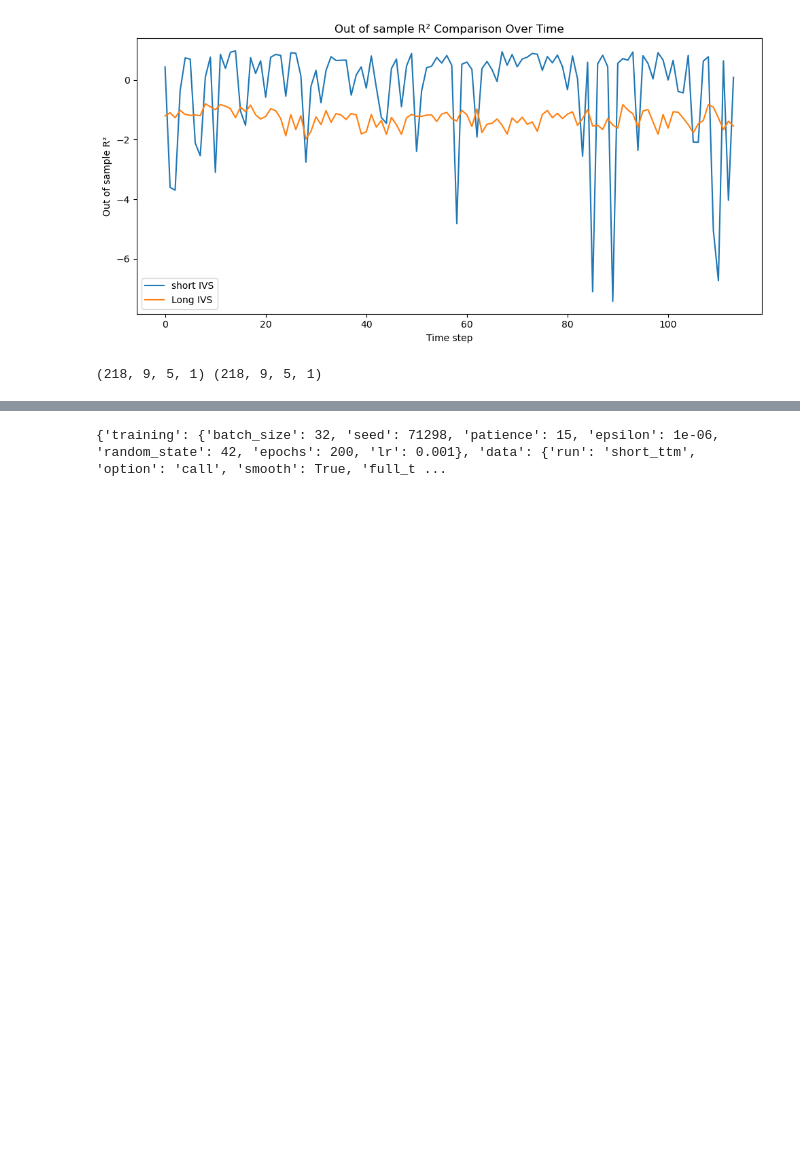
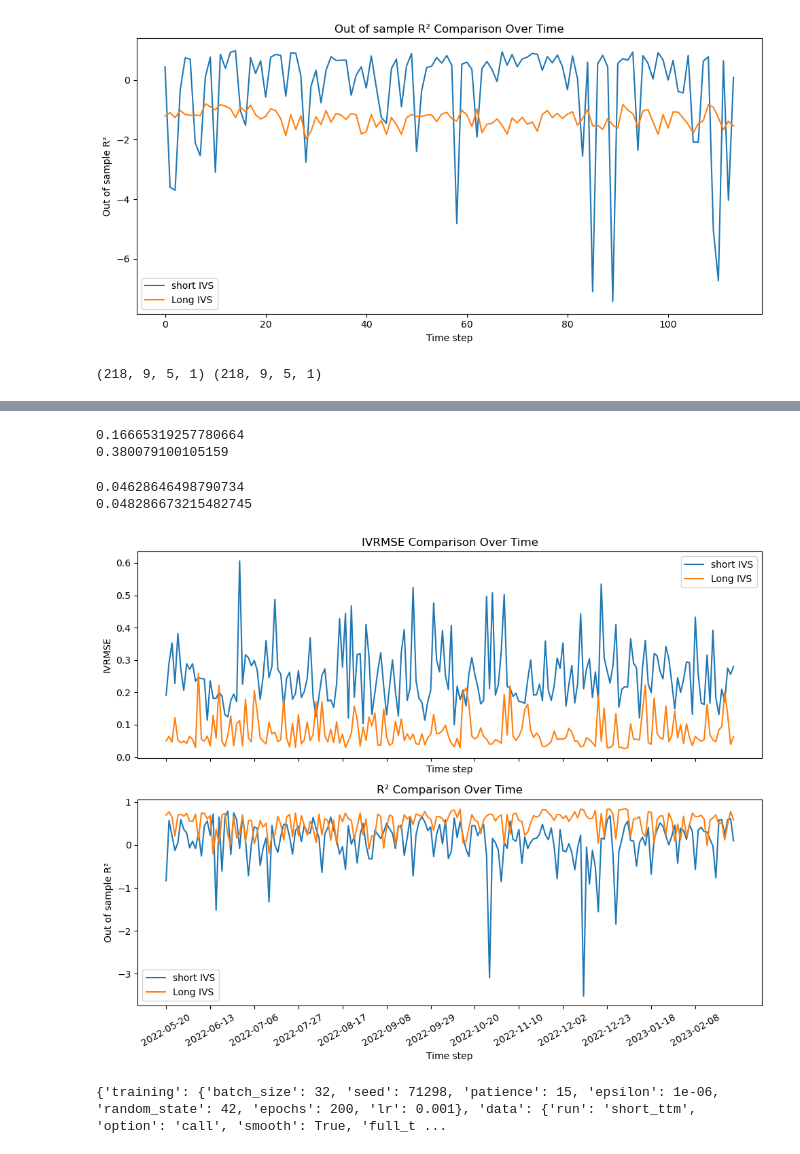
Before and after one commit to liunuosu/option_pricing, a Jupyter notebook: results.ipynb, the cells around one changed output, grey strips where cells are left out. Cells and saved outputs as stored; diff of their text form; code cells hidden in the pictures; blank space fills up the shorter version.

```diff
--- a/results.ipynb
+++ b/results.ipynb
@@ -164,3 +197,54 @@ def calculate_r_oos_mask(y_true, y_pred, all_points=False):
+# %%
+y_train_long = target_train
+# %%
+temporary_map = 'data/final/binned'
+
+x_iv_train, x_cov_train, target_train2, x_iv_val, x_cov_val, \
+            target_val, x_iv_test, x_cov_test, target_test, IV_val, IV_test = \
+                dataloader('short_ttm', 'put', True, False, [], 5, 1, folder_path=temporary_map)
+
+y_train_short = target_train2
+# %%
+print(calculate_r_oos_mask(surface_short, surface_pred_short, y_train_short))
+print(calculate_r_oos_mask(surface_long, surface_pred_long, y_train_long))
+# %% [output]
+0.16665319257780664
+0.380079100105159
+# %%
+print(calculate_r_oos_mask(surface_short, surface_pred_short))
+print(calculate_r_oos_mask(surface_long, surface_pred_long))
+# %% [output]
+0.04628646498790734
+0.048286673215482745
+# %%
+roos_h_short = calculate_r_oos_mask(surface_short, surface_pred_short, y_train_short, all_points=True)
+roos_h_long = calculate_r_oos_mask(surface_long, surface_pred_long, y_train_long, all_points=True)
+
+fig, axs = plt.subplots(2, 1, figsize=(10, 8), sharex=True)  # sharex aligns the x-axis
+
+axs[0].plot(dates, ivrmse_h_short, label="short IVS")
+ivrmse_h_long = ivrmse_h_long[-ivrmse_h_short.shape[0]:]
+axs[0].plot(dates, ivrmse_h_long, label="Long IVS")
+axs[0].set_xlabel("Time step")
+axs[0].set_xticks(ticks=range(0, len(dates), 15), labels=dates[::15], rotation=30)
+axs[0].set_ylabel("IVRMSE")
+axs[0].set_title("IVRMSE Comparison Over Time")
+axs[0].legend()
+
+axs[1].plot(dates, roos_h_short, label="short IVS")
+roos_h_long = roos_h_long[-roos_h_short.shape[0]:]
+axs[1].plot(dates, roos_h_long, label="Long IVS")
+axs[1].set_xlabel("Time step")
+axs[1].set_xticks(ticks=range(0, len(dates), 15), labels=dates[::15], rotation=30)
+axs[1].set_ylabel("Out of sample R\u00b2")
+
+axs[1].set_title("R\u00b2 Comparison Over Time")
+axs[1].legend()
+
+plt.tight_layout()
+plt.show()
+# %% [output]
+[figure, added]
 # %%
 from utils.dataloader import dataloader
 from utils import get_config
```
Also changed, not shown: parts of 17 cells of this notebook, 8 other files.
